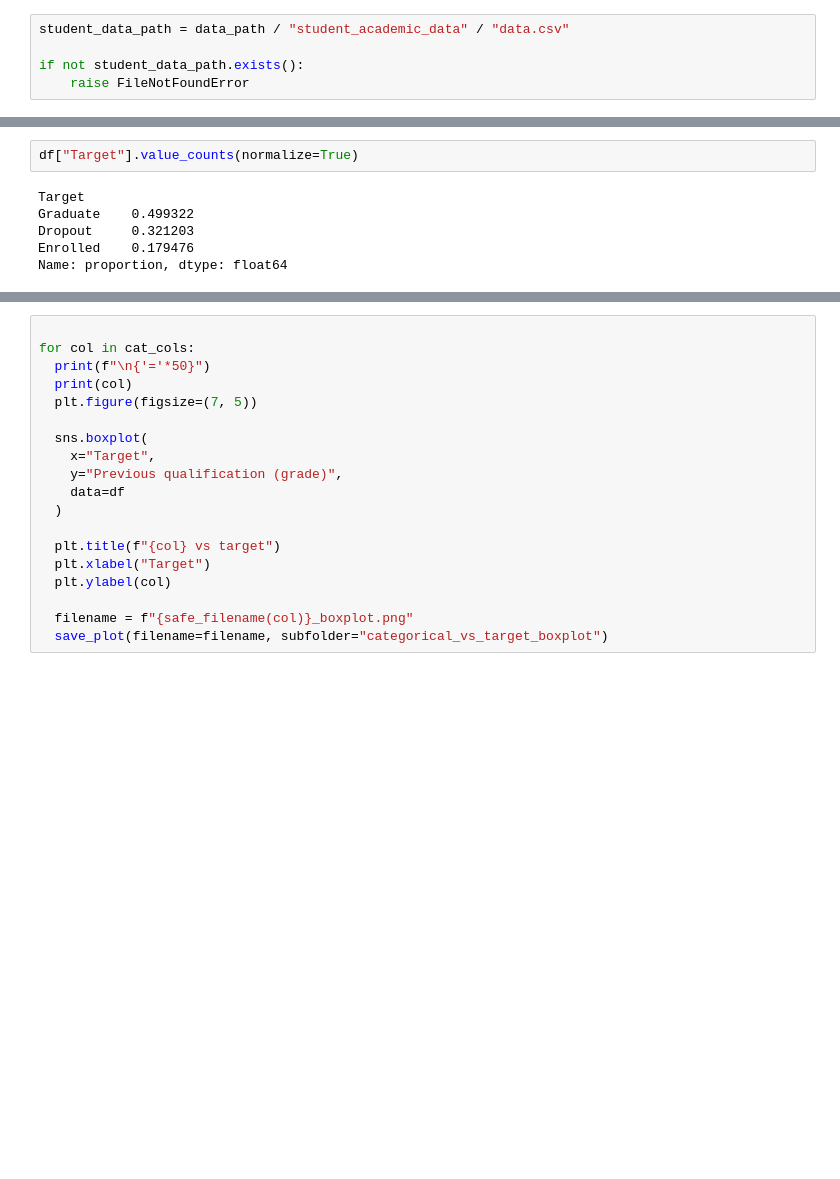
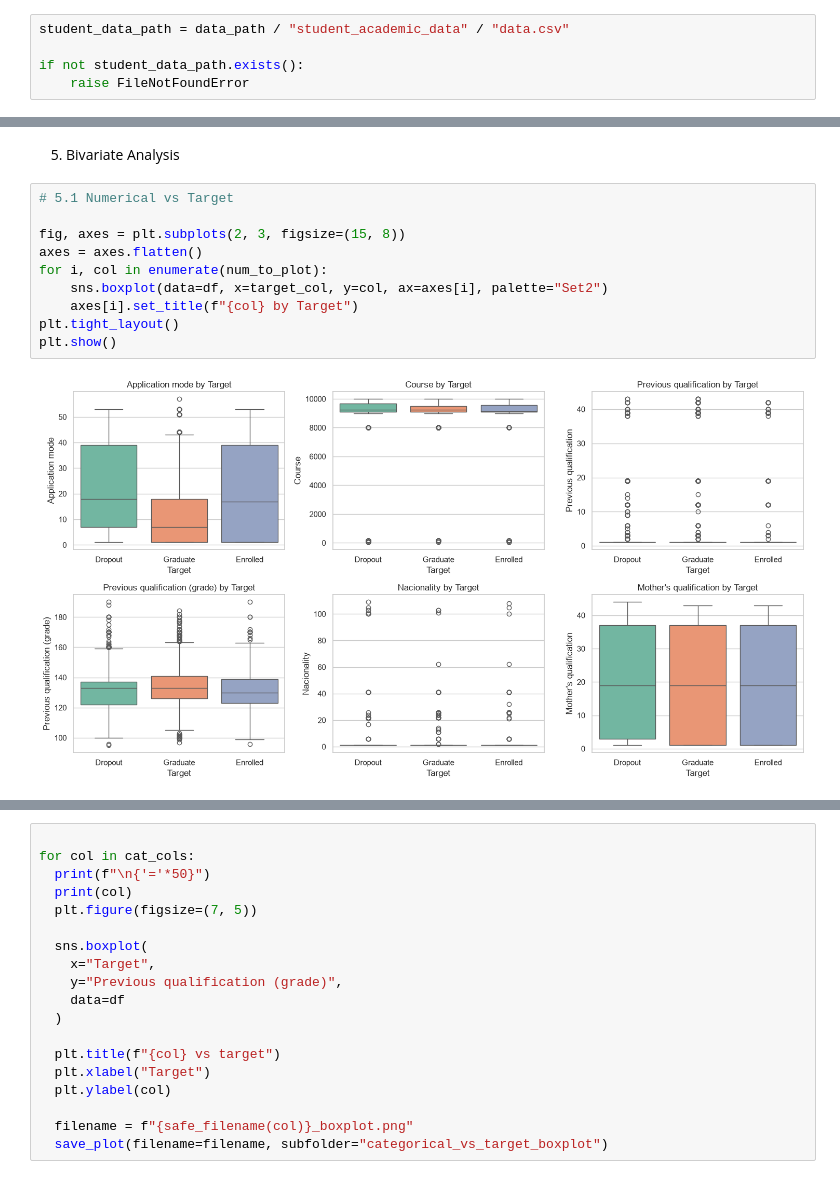
Before and after one commit to ryomen1234/Predicting-Student-Dropout-Academic-Success, a Jupyter notebook: noteboks/01_explore_data.ipynb, the cells around one changed output, grey strips where cells are left out. Cells and saved outputs as stored; diff of their text form; blank space fills up the shorter version.

```diff
--- a/noteboks/01_explore_data.ipynb
+++ b/noteboks/01_explore_data.ipynb
@@ -188,9 +223,15 @@ Name: count, dtype: int64
+# %% [markdown]
+5. Bivariate Analysis
 # %%
-df["Target"].value_counts(normalize=True)
+# 5.1 Numerical vs Target
+
+fig, axes = plt.subplots(2, 3, figsize=(15, 8))
+axes = axes.flatten()
+for i, col in enumerate(num_to_plot):
+    sns.boxplot(data=df, x=target_col, y=col, ax=axes[i], palette="Set2")
+    axes[i].set_title(f"{col} by Target")
+plt.tight_layout()
+plt.show()
 # %% [output]
-Target
-Graduate    0.499322
-Dropout     0.321203
-Enrolled    0.179476
-Name: proportion, dtype: float64
+[figure, added]
 # %%
```
Also changed, not shown: parts of 45 cells of this notebook, 33 other files.
